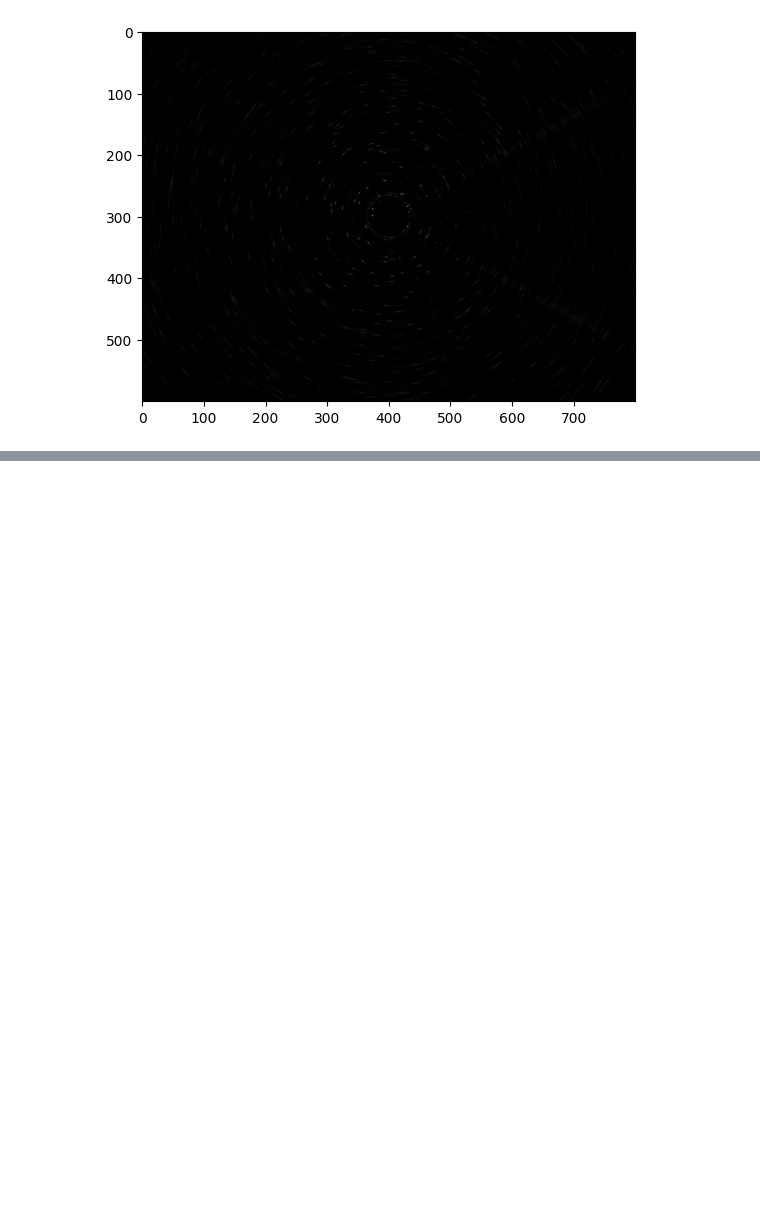
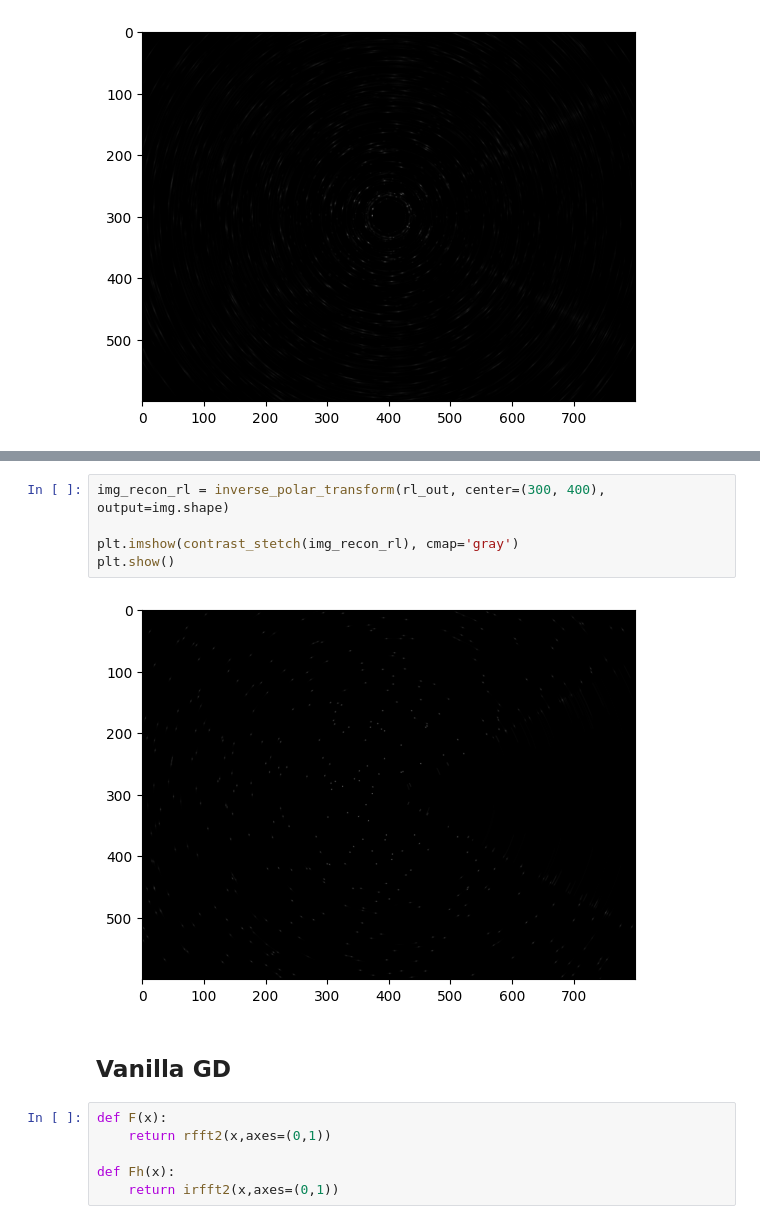
Before and after one commit to GSNikhil/star-trail-removal, a Jupyter notebook: main.ipynb, the cells around one changed output, grey strips where cells are left out. Saved outputs shown, nothing was run; the diff lists cells and outputs as text; blank space fills up the shorter version.

```diff
--- a/main.ipynb
+++ b/main.ipynb
@@ -200,0 +217,15 @@ plt.imshow(contrast_stetch(img_recon_wiener), cmap='gray')
+# %%
+img_recon_rl = inverse_polar_transform(rl_out, center=(300, 400), output=img.shape)
+
+plt.imshow(contrast_stetch(img_recon_rl), cmap='gray')
+plt.show()
+# %% [output]
+[figure, added]
+# %% [markdown]
+## Vanilla GD
+# %%
+def F(x):
+    return rfft2(x,axes=(0,1))
+
+def Fh(x):
+    return irfft2(x,axes=(0,1))
```
Also changed, not shown: parts of 9 cells of this notebook.
